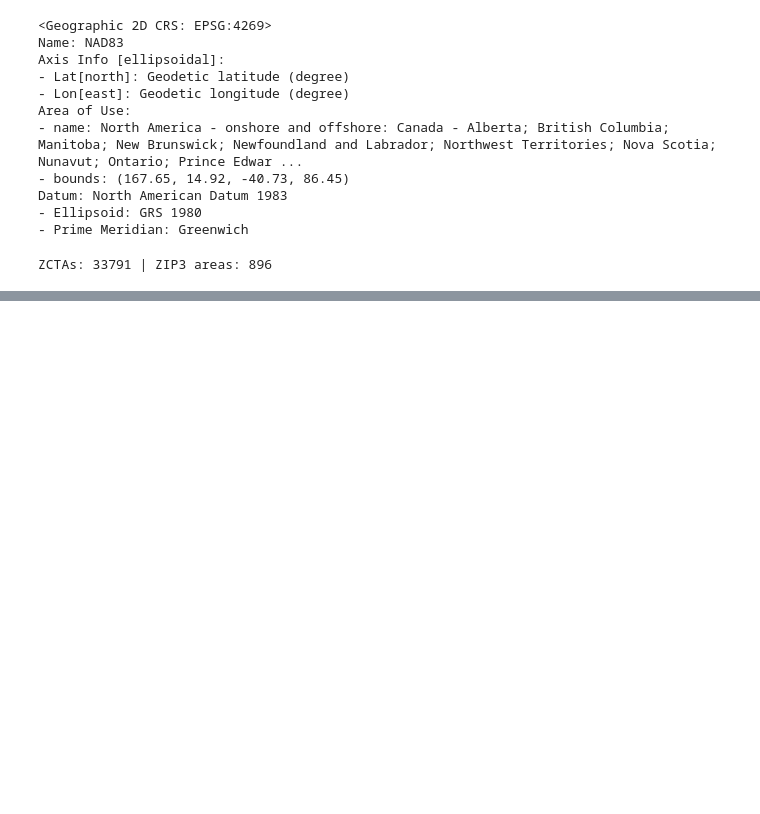
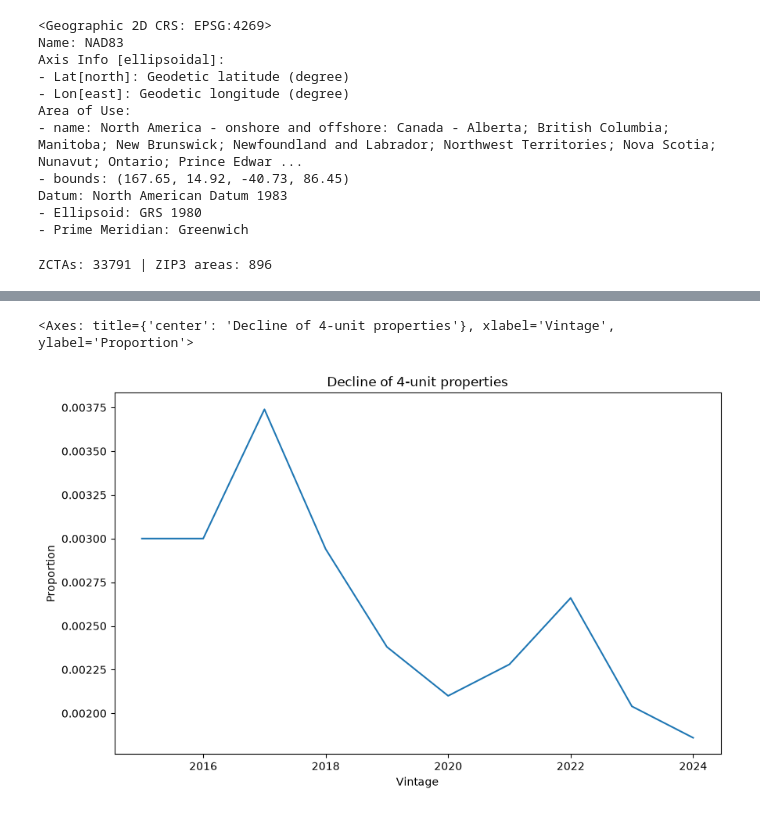
Before and after one commit to franmanz/MBS_thesis, a Jupyter notebook: notebooks/analysis_asset_side.ipynb, the cells around one changed output, grey strips where cells are left out. Saved outputs shown, nothing was run; the diff lists cells and outputs as text; code cells hidden in the pictures; blank space fills up the shorter version.

```diff
--- a/notebooks/analysis_asset_side.ipynb
+++ b/notebooks/analysis_asset_side.ipynb
@@ -206,0 +271,3 @@ fig.colorbar(plt.cm.ScalarMappable(norm=norm, cmap="viridis"),
+# %%
+units= df_orig.groupby("vintage")["n_units"].value_counts(normalize=True).unstack(1)
+units
@@ -206,0 +287,5 @@ fig.colorbar(plt.cm.ScalarMappable(norm=norm, cmap="viridis"),
+# %%
+units[4].plot(title="Decline of 4-unit properties", xlabel="Vintage", ylabel="Proportion", figsize=(10, 6))
+# %% [output]
+<Axes: title={'center': 'Decline of 4-unit properties'}, xlabel='Vintage', ylabel='Proportion'>
+[figure, added]
```
Also changed, not shown: parts of 10 cells of this notebook.
